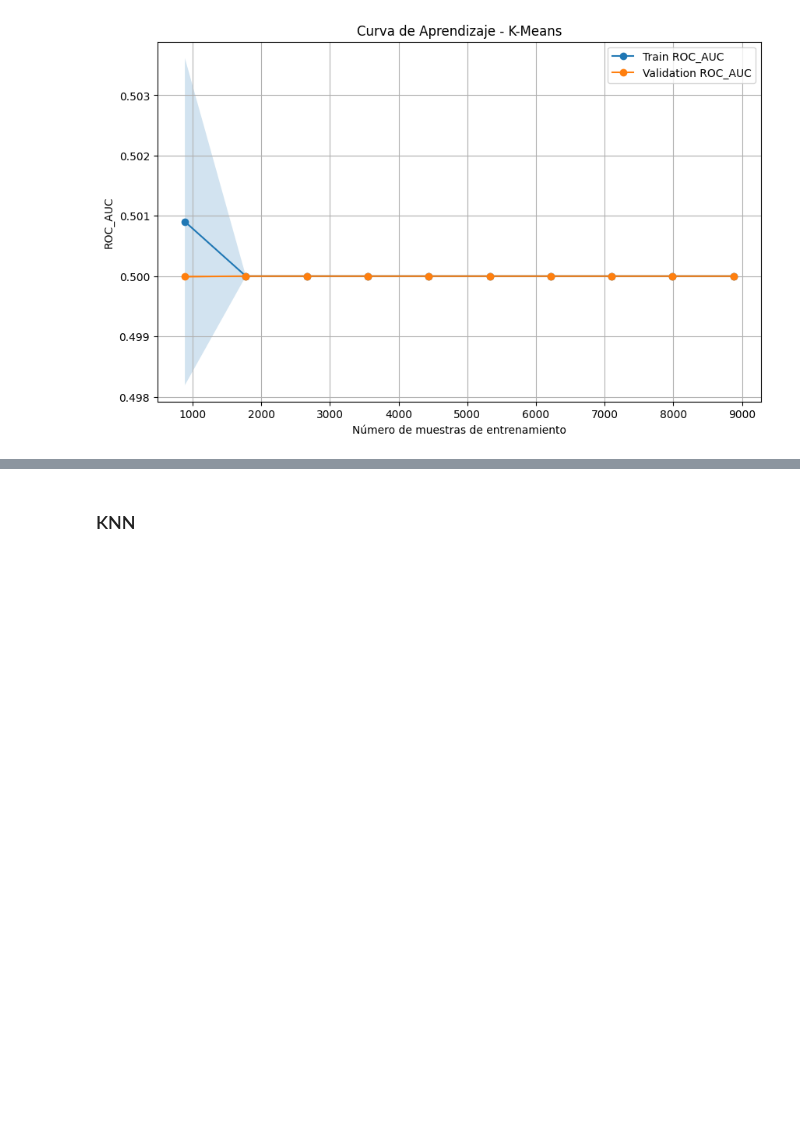
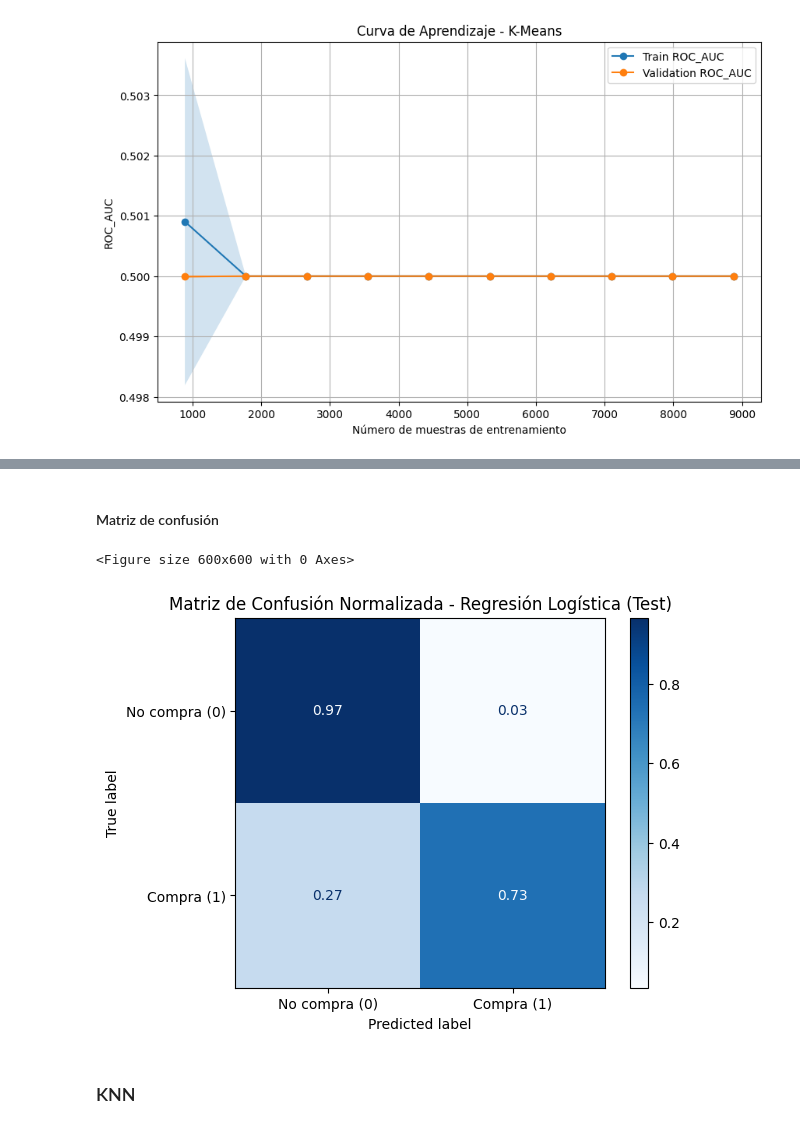
Before and after one commit to MrRichar02/Proyecto-Final-Modelos-2-G04, a Jupyter notebook: desarrollo-proyecto.ipynb, the cells around one changed output, grey strips where cells are left out. Saved outputs shown, nothing was run; the diff lists cells and outputs as text; code cells hidden in the pictures; blank space fills up the shorter version.

```diff
--- a/desarrollo-proyecto.ipynb
+++ b/desarrollo-proyecto.ipynb
@@ -1649,0 +1775,18 @@ plt.show()
+# %%
+param_grid_lr = {
+    'smote__sampling_strategy': [0.22, 0.30, 0.40],
+    'smote__k_neighbors': [3, 5],
+    'classifier__C': [0.01, 0.1, 1, 10],
+    'classifier__penalty': ['l2'],
+    'classifier__solver': ['lbfgs']
+}
+# %%
+grid_lr = GridSearchCV(
+    estimator=pipeline_lr,
+    param_grid=param_grid_lr,
+    cv=cv_strategy,
+    scoring='balanced_accuracy',
+    n_jobs=-1,
+    verbose=0,
+    refit=True
+)
@@ -1650,3 +1972,17 @@ plt.show()
+# %% [markdown]
+#### Matriz de confusión
+# %%
+cm_lr = confusion_matrix(y_test, y_pred_lr, normalize='true')
+disp  = ConfusionMatrixDisplay(confusion_matrix=cm_lr,
+                                display_labels=['No compra (0)', 'Compra (1)'])
+plt.figure(figsize=(6, 6))
+disp.plot(cmap='Blues', values_format='.2f')
+plt.title('Matriz de Confusión Normalizada - Regresión Logística (Test)')
+plt.savefig('lr_confusion.png', dpi=150, bbox_inches='tight')
+plt.show()
+# %% [output]
+<Figure size 600x600 with 0 Axes>
+[figure, added]
 # %% [markdown]
 ### KNN
 # %%
```
Also changed, not shown: parts of 36 cells of this notebook.
